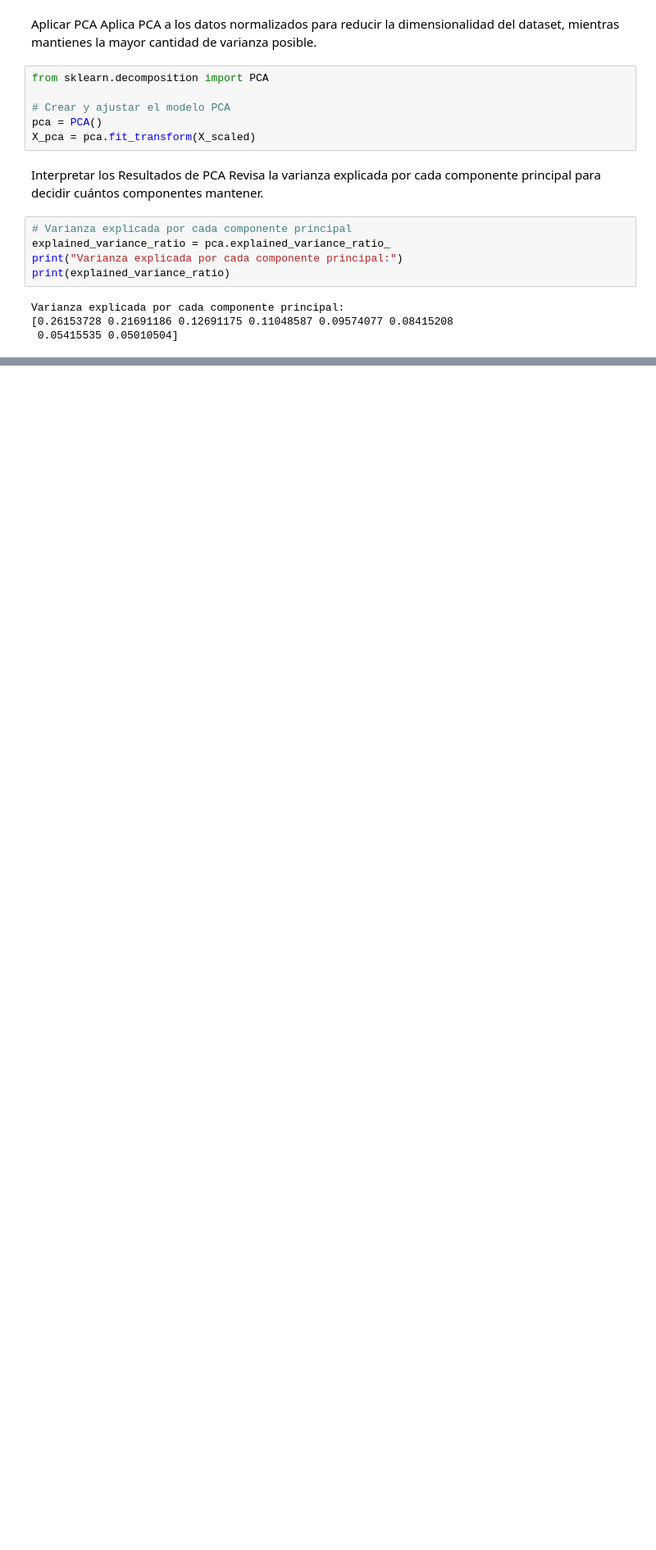
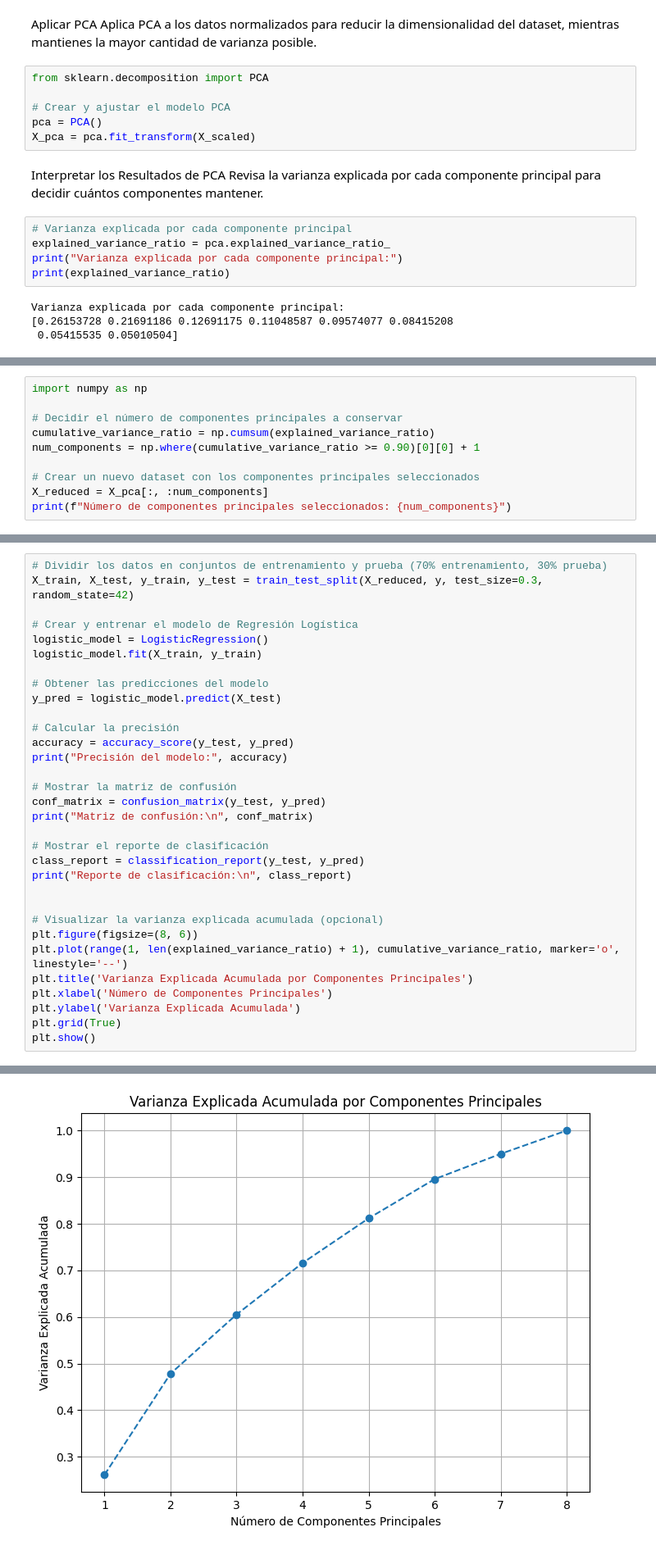
Before and after one commit to paulotolosa/prueba_II_coderhouse, a Jupyter notebook: Proyecto_ParteIII_Tolosa.ipynb, the cells around one changed output, grey strips where cells are left out. Shown: that part at 82% size. Cells and saved outputs as stored; diff of their text form; blank space fills up the shorter version.

```diff
--- a/Proyecto_ParteIII_Tolosa.ipynb
+++ b/Proyecto_ParteIII_Tolosa.ipynb
@@ -179,0 +197,10 @@ Varianza explicada por cada componente principal:
+# %%
+import numpy as np
+
+# Decidir el número de componentes principales a conservar
+cumulative_variance_ratio = np.cumsum(explained_variance_ratio)
+num_components = np.where(cumulative_variance_ratio >= 0.90)[0][0] + 1
+
+# Crear un nuevo dataset con los componentes principales seleccionados
+X_reduced = X_pca[:, :num_components]
+print(f"Número de componentes principales seleccionados: {num_components}")
@@ -179,0 +299,33 @@ Varianza explicada por cada componente principal:
+# %%
+# Dividir los datos en conjuntos de entrenamiento y prueba (70% entrenamiento, 30% prueba)
+X_train, X_test, y_train, y_test = train_test_split(X_reduced, y, test_size=0.3, random_state=42)
+
+# Crear y entrenar el modelo de Regresión Logística
+logistic_model = LogisticRegression()
+logistic_model.fit(X_train, y_train)
+
+# Obtener las predicciones del modelo
+y_pred = logistic_model.predict(X_test)
+
+# Calcular la precisión
+accuracy = accuracy_score(y_test, y_pred)
+print("Precisión del modelo:", accuracy)
+
+# Mostrar la matriz de confusión
+conf_matrix = confusion_matrix(y_test, y_pred)
+print("Matriz de confusión:\n", conf_matrix)
+
+# Mostrar el reporte de clasificación
+class_report = classification_report(y_test, y_pred)
+print("Reporte de clasificación:\n", class_report)
+
+
+# Visualizar la varianza explicada acumulada (opcional)
+plt.figure(figsize=(8, 6))
+plt.plot(range(1, len(explained_variance_ratio) + 1), cumulative_variance_ratio, marker='o', linestyle='--')
+plt.title('Varianza Explicada Acumulada por Componentes Principales')
+plt.xlabel('Número de Componentes Principales')
+plt.ylabel('Varianza Explicada Acumulada')
+plt.grid(True)
+plt.show()
+# %% [output]
@@ -179,0 +345 @@ Varianza explicada por cada componente principal:
+[figure, added]
```
Also changed, not shown: parts of 11 cells of this notebook.
